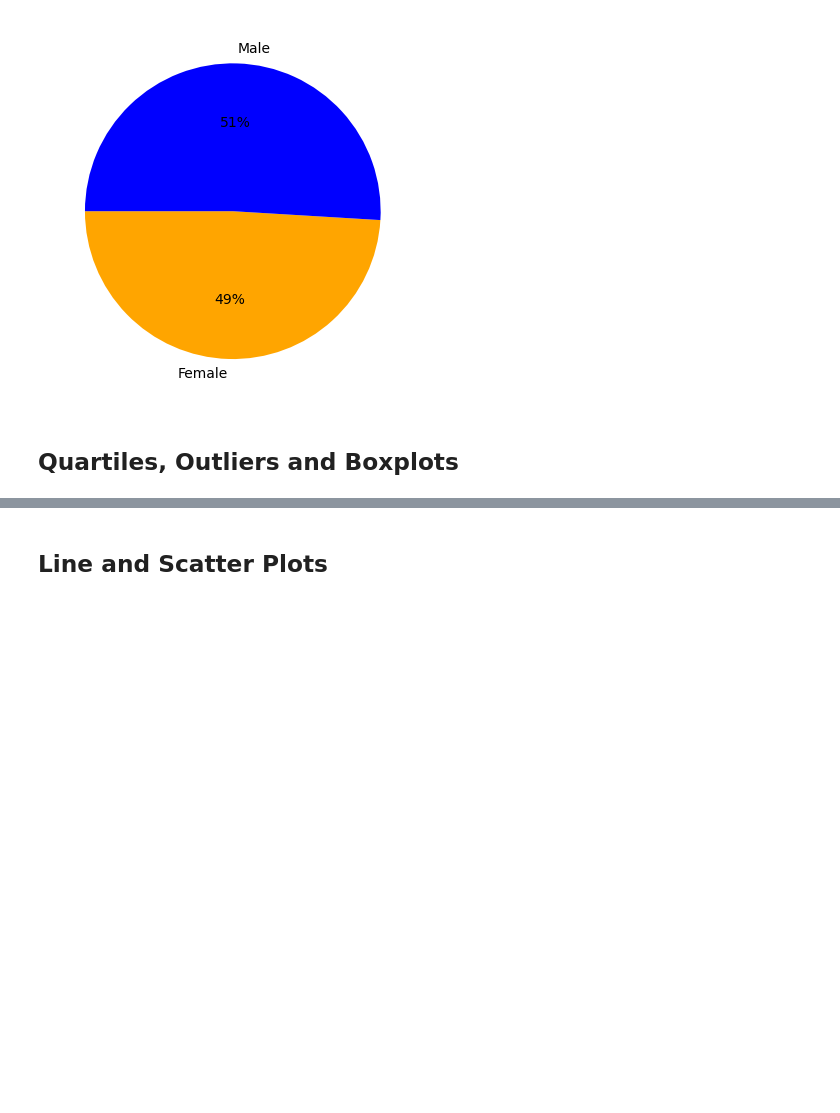
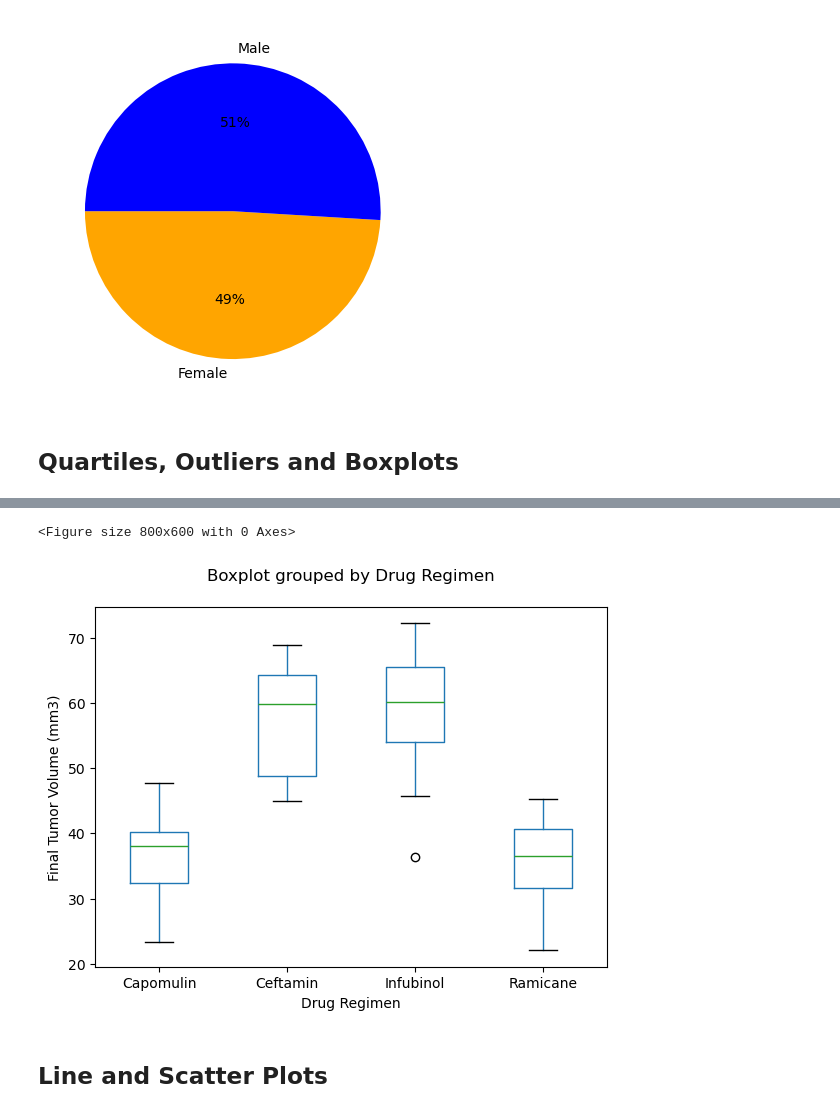
Before and after one commit to soumyaranjanswaincan/data_visualization, a Jupyter notebook: pymaceuticals_starter.ipynb, the cells around one changed output, grey strips where cells are left out. Drawn from its saved outputs; the diff is of its cells as text; code cells hidden in the pictures; blank space fills up the shorter version.

```diff
--- a/pymaceuticals_starter.ipynb
+++ b/pymaceuticals_starter.ipynb
@@ -225,8 +225,12 @@ plt.show()
 # %%
 # Calculate the final tumor volume of each mouse across four of the treatment regimens:
 # Capomulin, Ramicane, Infubinol, and Ceftamin
-
+#df3 = clean_df.groupby(["Drug Regimen","Mouse ID"])["Tumor Volume (mm3)"].max().reset_index()
+#df3
 # Start by getting the last (greatest) timepoint for each mouse
-
+df4 = clean_df.groupby(["Drug Regimen","Mouse ID"])["Timepoint"].max().reset_index()
+#df4
 
 # Merge this group df with the original DataFrame to get the tumor volume at the last timepoint
+merged_mouse_df=pd.merge(clean_df,df4,on=["Mouse ID","Drug Regimen","Timepoint"], how="inner")
+new_df = merged_mouse_df[["Mouse ID","Drug Regimen","Tumor Volume (mm3)"]]
@@ -233,21 +251,49 @@ plt.show()
 # %%
 # Put treatments into a list for for loop (and later for plot labels)
-
+list_of_treatments = ['Capomulin', 'Ramicane', 'Infubinol', 'Ceftamin']
 
 # Create empty list to fill with tumor vol data (for plotting)
-
-
+tumor_volume =[]
+for x in list_of_treatments:
+    tumor_volume.append(new_df[new_df["Drug Regimen"]==x]["Tumor Volume (mm3)"].sum())
+#tumor_volume
 # Calculate the IQR and quantitatively determine if there are any potential outliers.
 
 
     # Locate the rows which contain mice on each drug and get the tumor volumes
+filtered_df = new_df[new_df["Drug Regimen"].isin(list_of_treatments)]
+
+Capomulin = filtered_df[filtered_df["Drug Regimen"] == "Capomulin"]
+Ramicane = filtered_df[filtered_df["Drug Regimen"] == "Ramicane"]
+Infubinol = filtered_df[filtered_df["Drug Regimen"] == "Infubinol"]
+Ceftamin = filtered_df[filtered_df["Drug Regimen"] == "Ceftamin"]
 
 
     # add subset
 
 
     # Determine outliers using upper and lower bounds
+quartiles = Infubinol["Tumor Volume (mm3)"].quantile([.25,.5,.75])
+lowerq = quartiles[0.25]
+upperq = quartiles[0.75]
+iqr = upperq-lowerq
+
+lower_bound = lowerq - (1.5*iqr)
+upper_bound = upperq + (1.5*iqr)
+
+outlier_Infubinol = Infubinol.loc[(Infubinol['Tumor Volume (mm3)'] < lower_bound) | (Infubinol['Tumor Volume (mm3)'] > upper_bound)]
 # %%
 # Generate a box plot that shows the distrubution of the tumor volume for each treatment group.
+plt.figure(figsize=(8, 6))
+filtered_df.boxplot(column='Tumor Volume (mm3)', by='Drug Regimen')
+plt.title("")
+plt.xlabel('Drug Regimen')
+plt.ylabel('Final Tumor Volume (mm3)')
+plt.xticks(rotation=0)
+plt.grid(None)
+plt.show()
+# %% [output]
+<Figure size 800x600 with 0 Axes>
+[figure, added]
 # %% [markdown]
 ## Line and Scatter Plots
```
Also changed, not shown: parts of 4 cells of this notebook.
